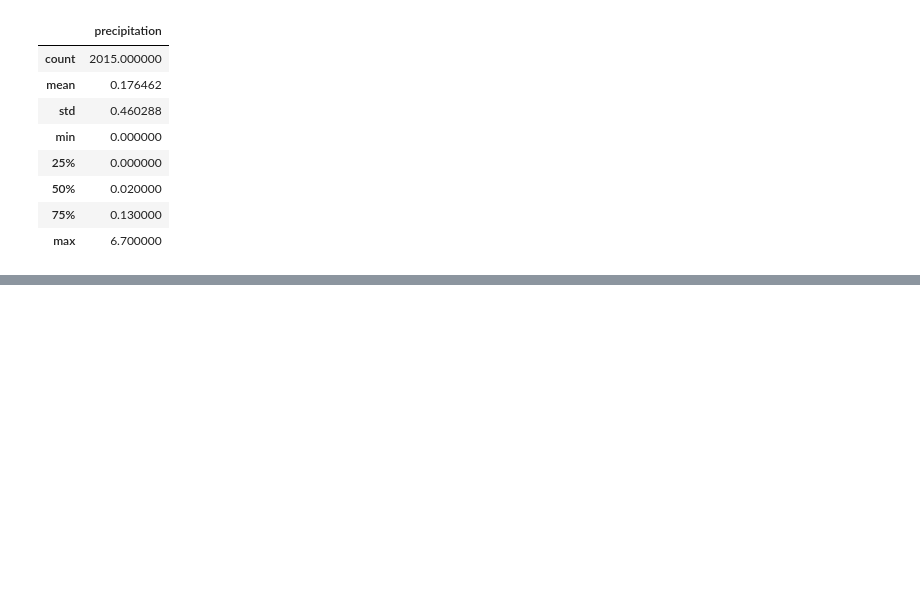
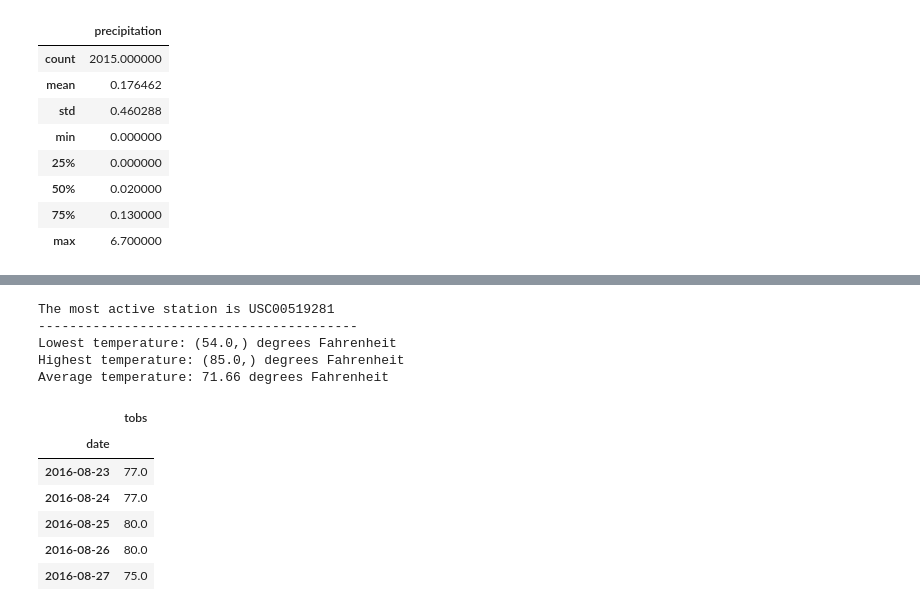
Before and after one commit to Posh007/sqlalchemy-challenge, a Jupyter notebook: climate_starter.ipynb, the cells around one changed output, grey strips where cells are left out. Cells and saved outputs as stored; diff of their text form; code cells hidden in the pictures; blank space fills up the shorter version.

```diff
--- a/climate_starter.ipynb
+++ b/climate_starter.ipynb
@@ -112,0 +139,56 @@ summary_stats
+# %%
+# Using the most active station id from the previous query, calculate the lowest temperature, highest temperature, and average temperature station.
+
+# Determining the most active station from previous query
+most_active_station = active_stations[0][0]
+print (f"The most active station is {most_active_station}")
+print("-----------------------------------------")
+
+# calculate the lowest temperature
+lowest_temp = session.query(Measurement.tobs).\
+        filter(Measurement.station==most_active_station).order_by(Measurement.tobs).first()
+
+print(f"Lowest temperature: {lowest_temp} degrees Fahrenheit")
+
+# calculate highest temp
+highest_temp = session.query(Measurement.tobs).\
+        filter(Measurement.station==most_active_station).order_by(Measurement.tobs.desc()).first()
+
+print(f"Highest temperature: {highest_temp} degrees Fahrenheit")
+
+# calculate average temperature
+avg_temp = session.query(func.avg(Measurement.tobs)).\
+        filter(Measurement.station==most_active_station).scalar()
+print(f"Average temperature: {round(avg_temp, 2)} degrees Fahrenheit")
+# %% [output]
+The most active station is USC00519281
+-----------------------------------------
+Lowest temperature: (54.0,) degrees Fahrenheit
+Highest temperature: (85.0,) degrees Fahrenheit
+Average temperature: 71.66 degrees Fahrenheit
+# %%
+last_year_tem = session.query(Measurement.date,Measurement.tobs).filter(Measurement.date >= yr_ago_date).\
+filter(Measurement.station == 'USC00519281').order_by(Measurement.date).all()
+
+last_yr_tob=pd.DataFrame(last_year_tem, columns=['date','tobs'])
+
+# change the date datetype to  datetime
+#last_yr_tob['date'] =pd.to_datetime(temp_df['date'], format='%Y-%m-%d')
+
+# Sort the dataframe by date
+last_yr_tob=last_yr_tob.sort_values(by=['date'])
+
+# drop the Null values
+last_yr_tobs=last_yr_tob.dropna()
+
+# set the dataframe index to date
+last_yr_tobs=last_yr_tobs.set_index('date')
+last_yr_tobs.head()
+# %% [output]
+|  | tobs |
+| date |  |
+| 2016-08-23 | 77.0 |
+| 2016-08-24 | 77.0 |
+| 2016-08-25 | 80.0 |
+| 2016-08-26 | 80.0 |
+| 2016-08-27 | 75.0 |
```
Also changed, not shown: parts of 6 cells of this notebook, 8 other files.
